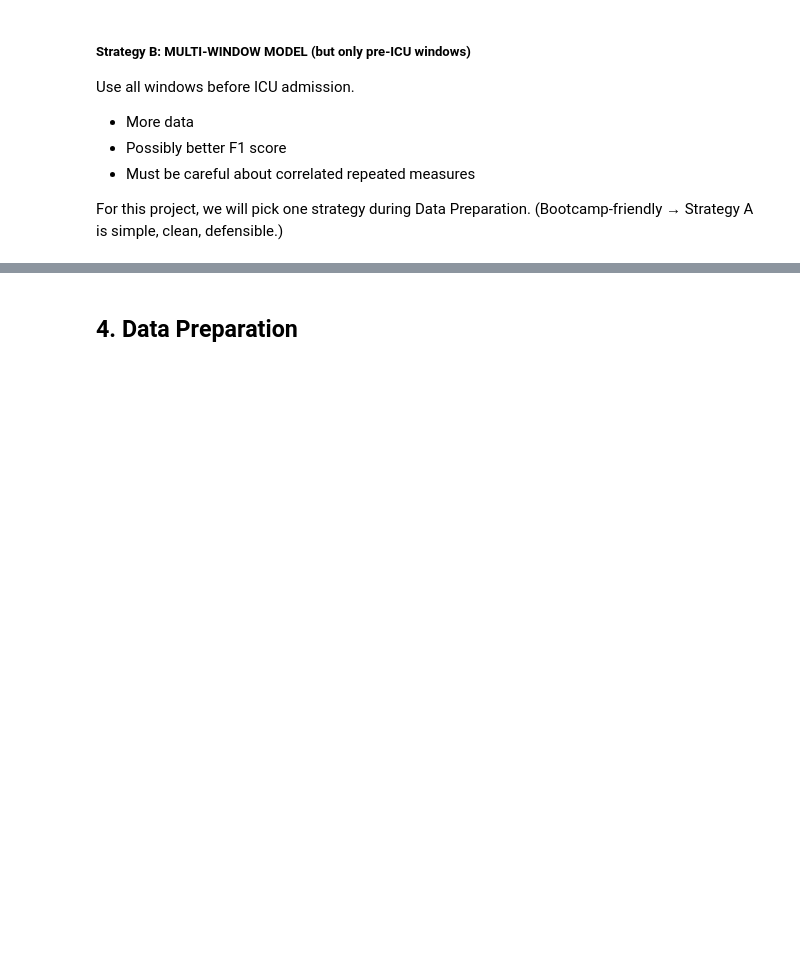
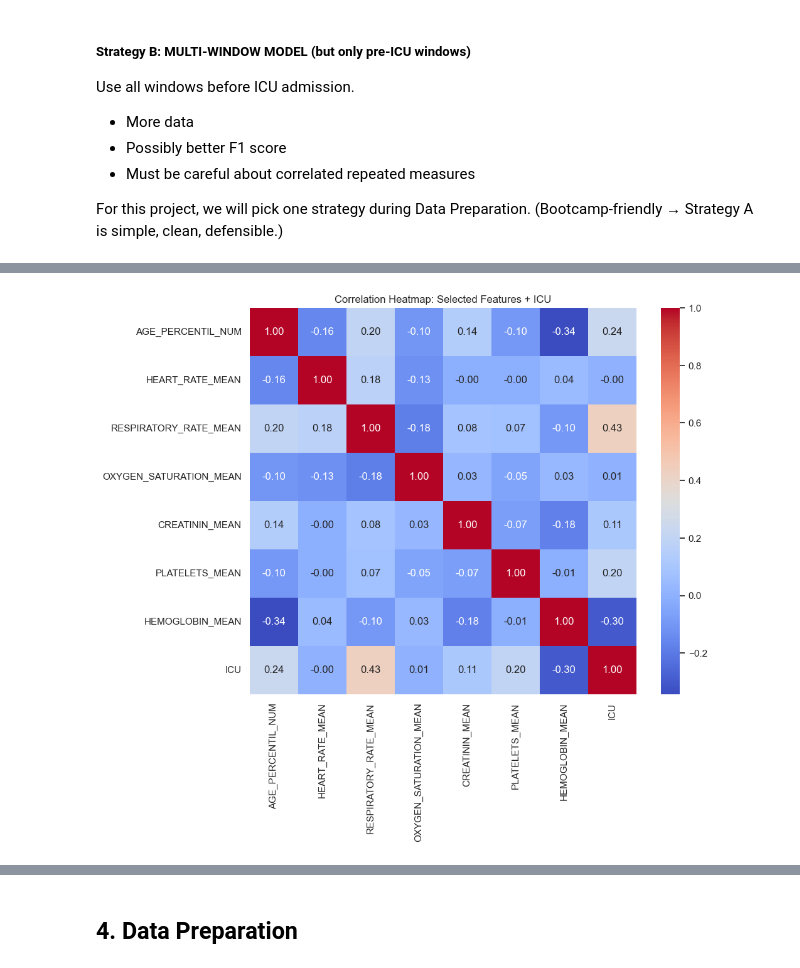
Before and after one commit to randel-bjorkquist/jupyter-notebooks-vscode, a Jupyter notebook: Project4_CapstoneProject_Analyzing_COVID19_Pandemic.ipynb, the cells around one changed output, grey strips where cells are left out. Cells and saved outputs as stored; diff of their text form; code cells hidden in the pictures; blank space fills up the shorter version.

```diff
--- a/Project4_CapstoneProject_Analyzing_COVID19_Pandemic.ipynb
+++ b/Project4_CapstoneProject_Analyzing_COVID19_Pandemic.ipynb
@@ -261,2 +383,21 @@ For this project, we will pick one strategy during Data Preparation.
+# %%
+# NOTE: define features for correlation analysis
+corr_features = [ 'AGE_PERCENTIL_NUM'
+                 ,'HEART_RATE_MEAN'
+                 ,'RESPIRATORY_RATE_MEAN'
+                 ,'OXYGEN_SATURATION_MEAN'
+                 ,'CREATININ_MEAN'
+                 ,'PLATELETS_MEAN'
+                 ,'HEMOGLOBIN_MEAN'
+                 ,'ICU' ]
 # %%
-# placeholder ...
+# Create a correlation matrix using selected continuous features and the target variable
+#corr_subset = df[sample_features + ['ICU']].corr()
+corr_subset = df[corr_features].corr()
+
+plt.figure(figsize=(10, 8))
+sns.heatmap(corr_subset, annot=True, cmap='coolwarm', fmt='.2f', square=True)
+plt.title("Correlation Heatmap: Selected Features + ICU")
+plt.show()
+# %% [output]
+[figure, added]
```
Also changed, not shown: parts of 45 cells of this notebook, 1 other file.
